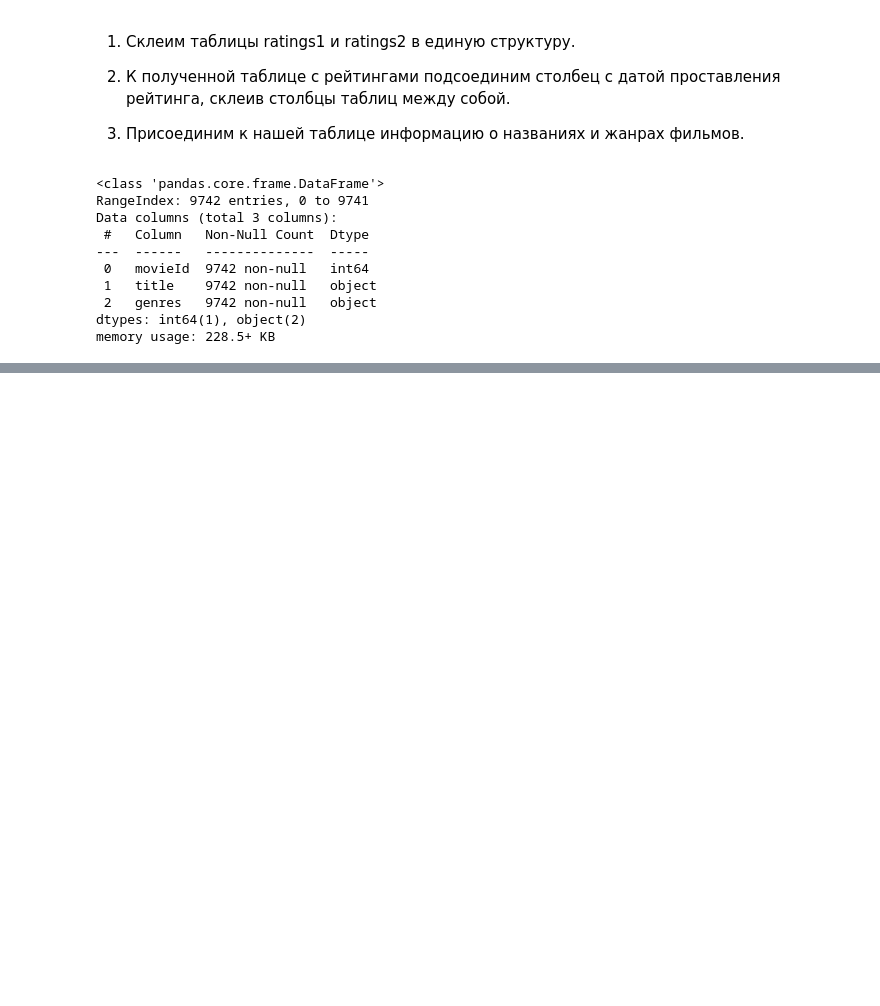
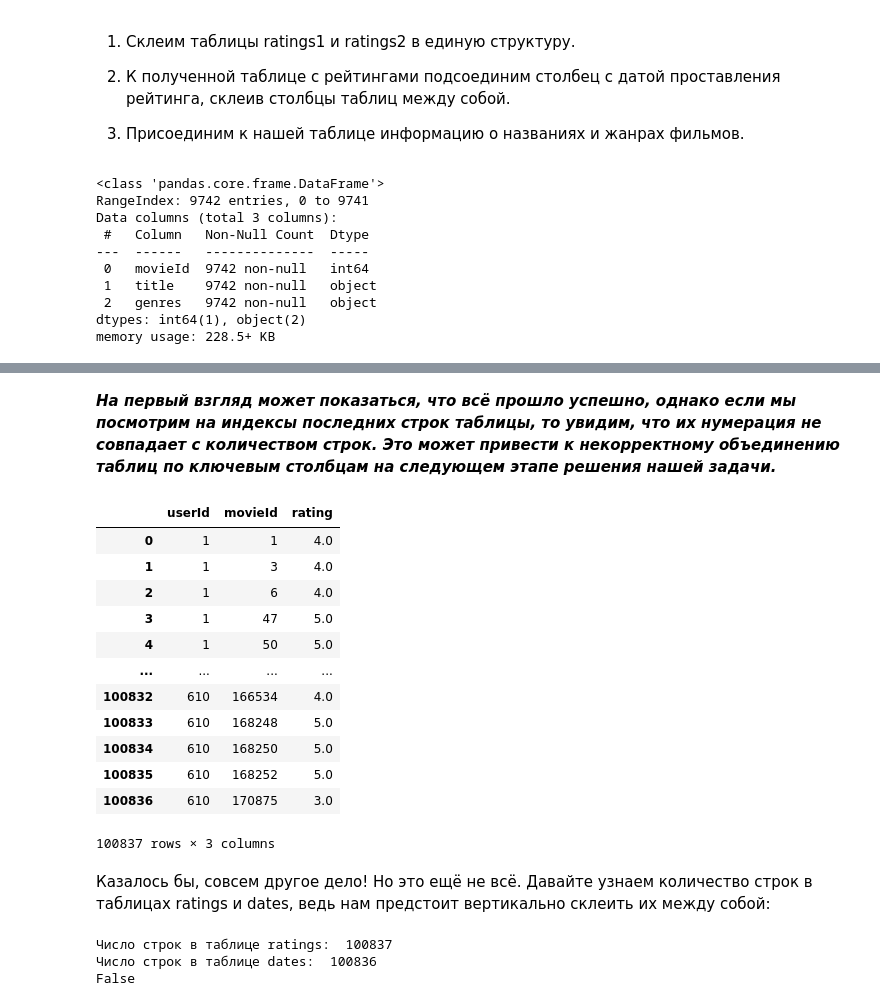
Before and after one commit to SlavaOsminin/SF_data_science, a Jupyter notebook: Skillfactory/PY_12_Продвинутые методы работы с данными в Pandas/Продвинутые методы работы с данными в Pandas.ipynb, the cells around one changed output, grey strips where cells are left out. Cells and saved outputs as stored; diff of their text form; code cells hidden in the pictures; blank space fills up the shorter version.

```diff
--- a/Skillfactory/PY_12_Продвинутые методы работы с данными в Pandas/Продвинутые методы работы с данными в Pandas.ipynb
+++ b/Skillfactory/PY_12_Продвинутые методы работы с данными в Pandas/Продвинутые методы работы с данными в Pandas.ipynb
@@ -767,0 +826,32 @@ OSError: [Errno 22] Invalid argument: 'C:\\DS\\IDE\\Skillfactory\\Data\ratings1.
+# %% [markdown]
+***На первый взгляд может показаться, что всё прошло успешно, однако если мы посмотрим на индексы последних строк таблицы, то увидим, что их нумерация не совпадает с количеством строк. Это может привести к некорректному объединению таблиц по ключевым столбцам на следующем этапе решения нашей задачи.***
+# %%
+ratings = pd.concat(
+    [ratings1_df, ratings2_df],
+    ignore_index=True
+)
+display(ratings)
+# %% [output]
+|  | userId | movieId | rating |
+| 0 | 1 | 1 | 4.0 |
+| 1 | 1 | 3 | 4.0 |
+| 2 | 1 | 6 | 4.0 |
+| 3 | 1 | 47 | 5.0 |
+| 4 | 1 | 50 | 5.0 |
+| ... | ... | ... | ... |
+| 100832 | 610 | 166534 | 4.0 |
+| 100833 | 610 | 168248 | 5.0 |
+| 100834 | 610 | 168250 | 5.0 |
+| 100835 | 610 | 168252 | 5.0 |
+| 100836 | 610 | 170875 | 3.0 |
+100837 rows × 3 columns
+# %% [markdown]
+Казалось бы, совсем другое дело! Но это ещё не всё. Давайте узнаем количество строк в таблицах ratings и dates, ведь нам предстоит вертикально склеить их между собой:
+# %%
+print('Число строк в таблице ratings: ', ratings.shape[0])
+print('Число строк в таблице dates: ', dates_df.shape[0])
+print(ratings.shape[0] == dates_df.shape[0])
+# %% [output]
+Число строк в таблице ratings:  100837
+Число строк в таблице dates:  100836
+False
```
Also changed, not shown: parts of 32 cells of this notebook.
